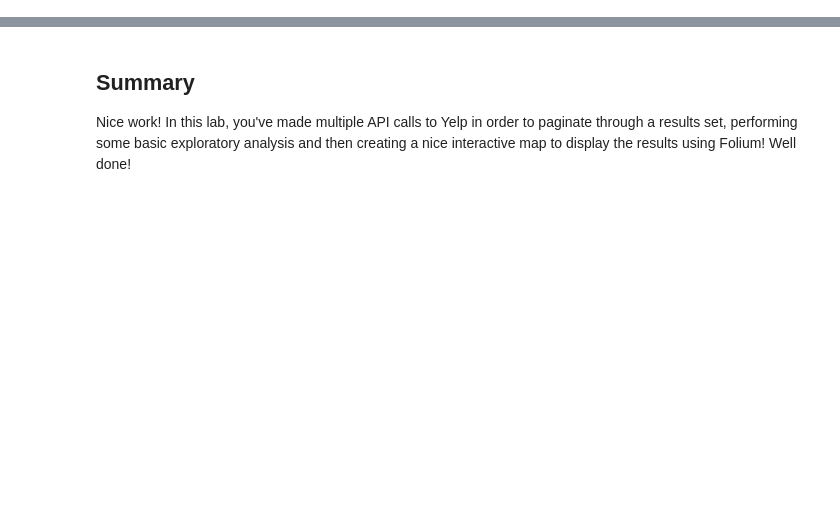
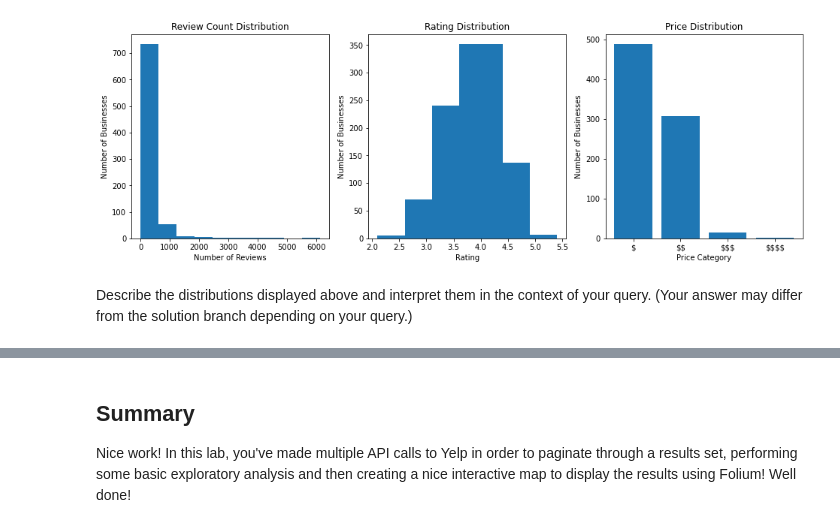
Before and after one commit to learn-co-curriculum/dsc-apis-lab, a Jupyter notebook: index.ipynb, the cells around one changed output, grey strips where cells are left out. Cells and saved outputs as stored; diff of their text form; code cells hidden in the pictures; blank space fills up the shorter version.

```diff
--- a/index.ipynb
+++ b/index.ipynb
@@ -165,0 +111,7 @@ yelp_map
+# %%
+
+# Retrieve the value from response_json
+businesses = response_json["businesses"]
+
+# View the first 2 records
+businesses[:2]
@@ -165,0 +236,4 @@ yelp_map
+# %%
+# For "pizza" in NYC, there are well over 1000 results, so we assign
+# total to 1000
+total = 1000
@@ -165,0 +260,7 @@ yelp_map
+# %%
+def get_offsets(total):
+    """
+    Get a list of offsets needed to get all pages
+    of data up until the total
+    """
+    return list(range(0, total, 50))
@@ -165,0 +283,2 @@ yelp_map
+# %%
+url_params["limit"] = 50
@@ -165,0 +332,35 @@ yelp_map
+# %%
+from collections import Counter
+import matplotlib.pyplot as plt
+%matplotlib inline
+
+fig, (ax1, ax2, ax3) = plt.subplots(ncols=3, figsize=(16, 5))
+
+# Plot distribution of number of reviews
+all_review_counts = [x["review_count"] for x in full_dataset]
+ax1.hist(all_review_counts)
+ax1.set_title("Review Count Distribution")
+ax1.set_xlabel("Number of Reviews")
+ax1.set_ylabel("Number of Businesses")
+
+# Plot rating distribution
+all_ratings = [x["rating"] for x in full_dataset]
+rating_counter = Counter(all_ratings)
+rating_keys = sorted(rating_counter.keys())
+ax2.bar(rating_keys, [rating_counter[key] for key in rating_keys])
+ax2.set_title("Rating Distribution")
+ax2.set_xlabel("Rating")
+ax2.set_ylabel("Number of Businesses")
+
+# Plot price distribution
+all_prices = [x["price"].replace("$", r"\$") for x in full_dataset]
+price_counter = Counter(all_prices)
+price_keys = sorted(price_counter.keys())
+ax3.bar(price_keys, [price_counter[key] for key in price_keys])
+ax3.set_title("Price Distribution")
+ax3.set_xlabel("Price Category")
+ax3.set_ylabel("Number of Businesses");
+# %% [output]
+[figure, added]
+# %% [markdown]
+Describe the distributions displayed above and interpret them in the context of your query. (Your answer may differ from the solution branch depending on your query.)
```
Also changed, not shown: parts of 49 cells of this notebook, 7 other files.
